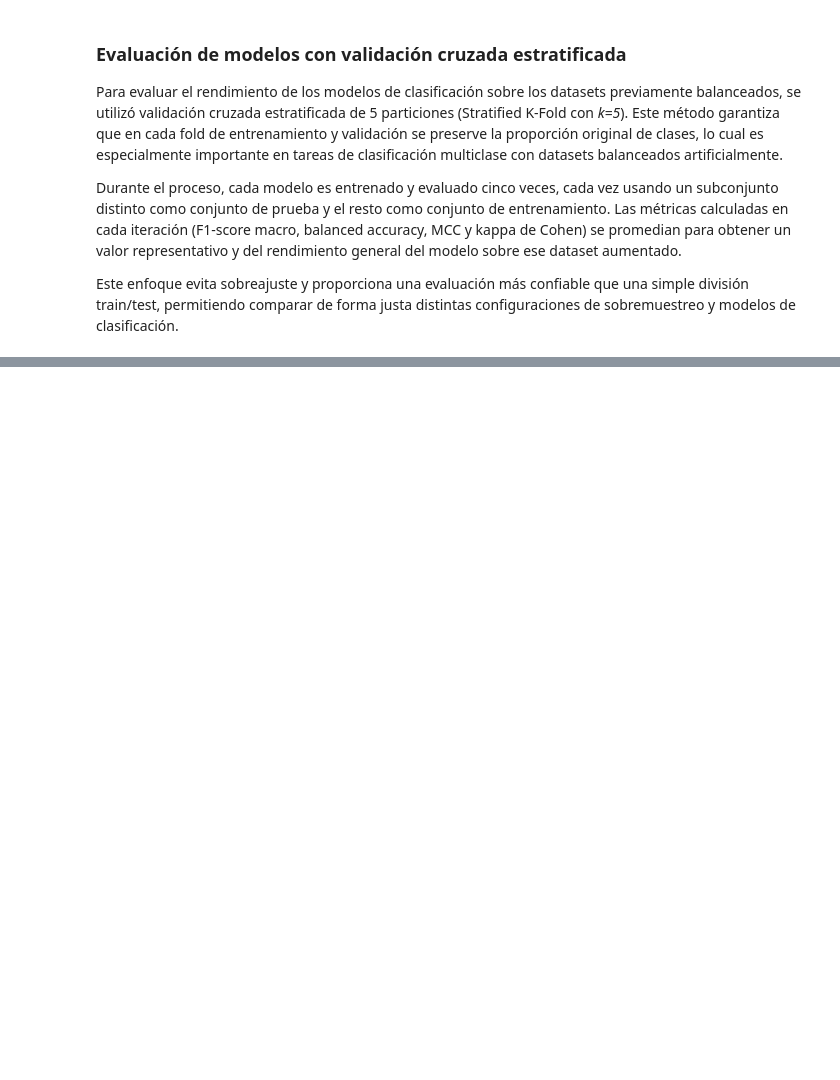
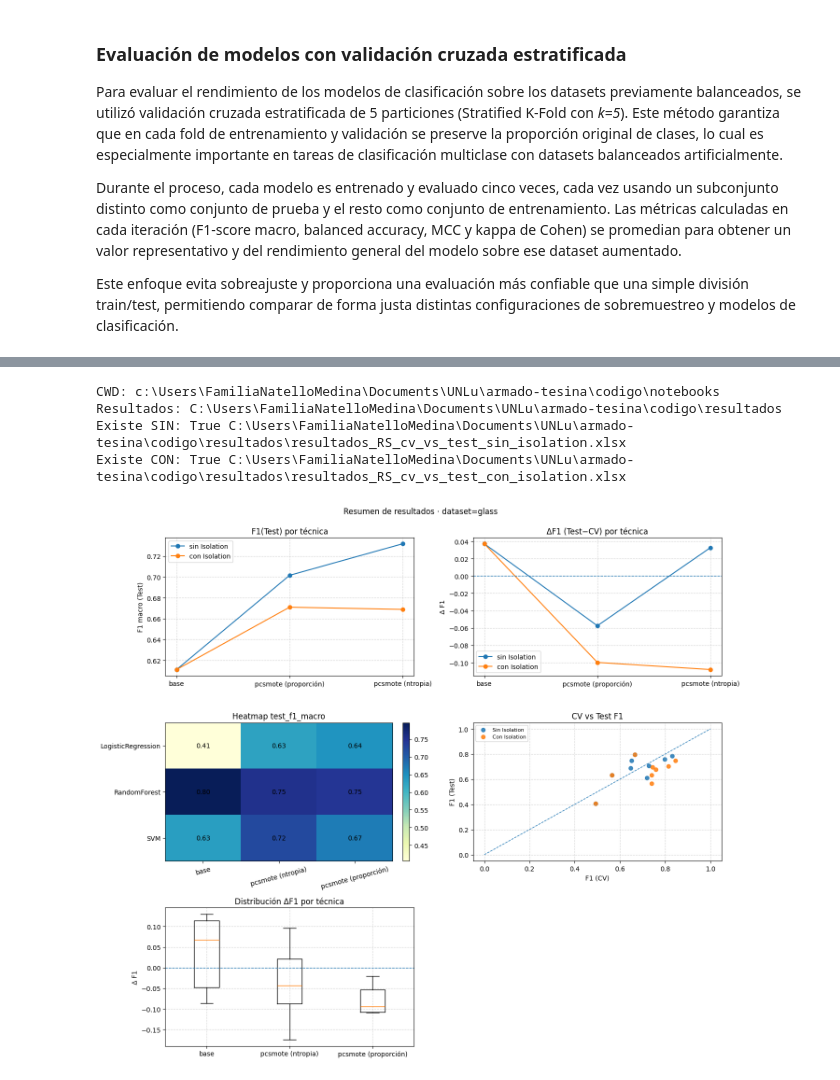
Before and after one commit to jnatmed/armado-tesina, a Jupyter notebook: codigo/notebooks/01_grid_pc_smote eval_&_train.ipynb, the cells around one changed output, grey strips where cells are left out. Drawn from its saved outputs; the diff is of its cells as text; code cells hidden in the pictures; blank space fills up the shorter version.

```diff
--- a/codigo/notebooks/01_grid_pc_smote eval_&_train.ipynb
+++ b/codigo/notebooks/01_grid_pc_smote eval_&_train.ipynb
@@ -1200,0 +578,43 @@ Fitting 5 folds for each of 40 candidates, totalling 200 fits
+# %%
+from pathlib import Path
+import pandas as pd
+
+# Directorio base = carpeta del notebook (CWD en Jupyter)
+BASE = Path.cwd()
+
+# Carpeta resultados: hermana de "notebooks"
+CARPETA_RESULTADOS = (BASE / "../resultados").resolve()
+
+# Archivos
+ARCH_SIN = CARPETA_RESULTADOS / "resultados_RS_cv_vs_test_sin_isolation.xlsx"
+ARCH_CON = CARPETA_RESULTADOS / "resultados_RS_cv_vs_test_con_isolation.xlsx"
+
+# Comprobaciones útiles
+print("CWD:", BASE)
+print("Resultados:", CARPETA_RESULTADOS)
+print("Existe SIN:", ARCH_SIN.exists(), ARCH_SIN)
+print("Existe CON:", ARCH_CON.exists(), ARCH_CON)
+
+# Carga
+sin_iso = pd.read_excel(ARCH_SIN)
+con_iso = pd.read_excel(ARCH_CON)
+# %% [output]
+CWD: c:\Users\FamiliaNatelloMedina\Documents\UNLu\armado-tesina\codigo\notebooks
+Resultados: C:\Users\FamiliaNatelloMedina\Documents\UNLu\armado-tesina\codigo\resultados
+Existe SIN: True C:\Users\FamiliaNatelloMedina\Documents\UNLu\armado-tesina\codigo\resultados\resultados_RS_cv_vs_test_sin_isolation.xlsx
+Existe CON: True C:\Users\FamiliaNatelloMedina\Documents\UNLu\armado-tesina\codigo\resultados\resultados_RS_cv_vs_test_con_isolation.xlsx
+# %%
+from graficador_resultados import GraficadorResultados
+
+graficador = GraficadorResultados(sin_iso, con_iso)
+graficador.preparar_datos()
+
+# Un bloque para 'glass'
+graficador.panel_por_dataset(dataset="glass",
+                             modelo=None,
+                             metrica_heatmap="test_f1_macro",
+                             usar_delta_heatmap=False,
+                             figsize=(14,12),
+                             guardar_path="figs/panel_glass.png")
+# %% [output]
+[figure, added]
```
Also changed, not shown: parts of 3 cells of this notebook, 15 other files.
